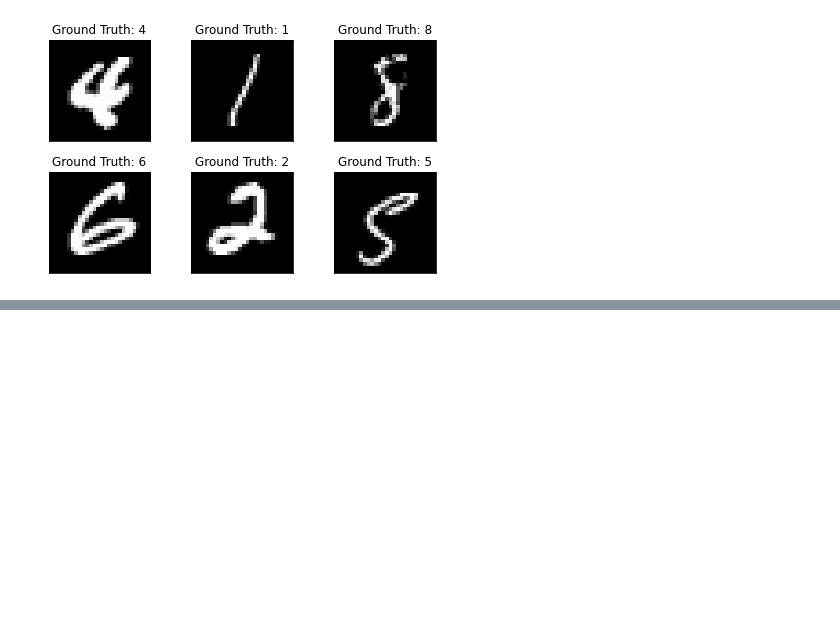
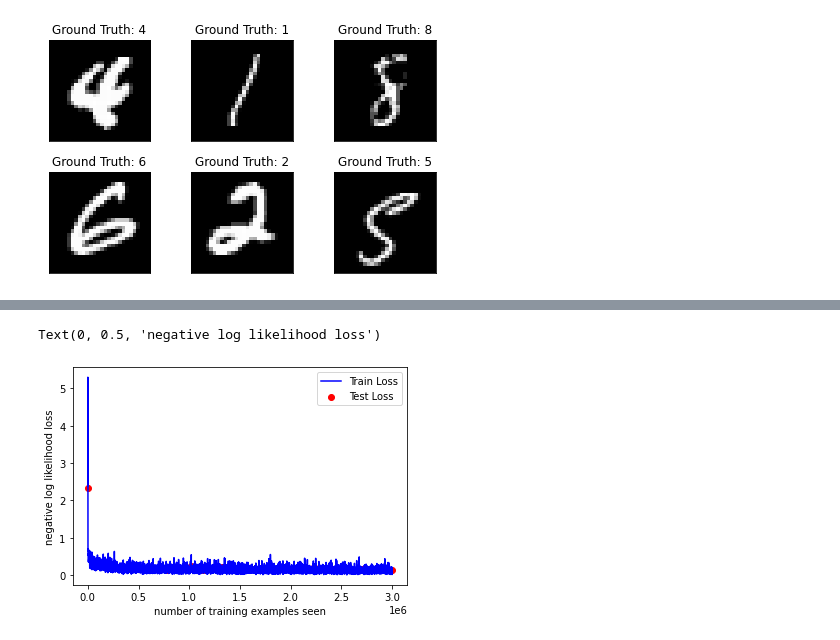
Before and after one commit to caixunshiren/One_hot_net, a Jupyter notebook: Base_net.ipynb, the cells around one changed output, grey strips where cells are left out. Drawn from its saved outputs; the diff is of its cells as text; code cells hidden in the pictures; blank space fills up the shorter version.

```diff
--- a/Base_net.ipynb
+++ b/Base_net.ipynb
@@ -11,7 +11,7 @@ torch.manual_seed(random_seed)
 # %% [output]
 <torch._C.Generator at 0x...>
 # %%
-n_epochs = 5
+n_epochs = 50
 batch_size_train = 64
 batch_size_test = 500
 
@@ -285,10 +327,13 @@ Train Epoch: 1 [5760/60000 (10%)]       Loss: 0.313094
 # %%
-fig = plt.figure()
+## fig = plt.figure()
 plt.plot(train_counter, train_losses, color='blue')
 plt.scatter(test_counter, test_losses, color='red')
 plt.legend(['Train Loss', 'Test Loss'], loc='upper right')
 plt.xlabel('number of training examples seen')
 plt.ylabel('negative log likelihood loss')
+# %% [output]
+Text(0, 0.5, 'negative log likelihood loss')
+[figure, added]
 # %%
 #torch.save(model1.state_dict(), 'results/base_model.pth')
 #torch.save(optimizer1.state_dict(), 'results/base_optimizer.pth')
```
Also changed, not shown: parts of 6 cells of this notebook.
